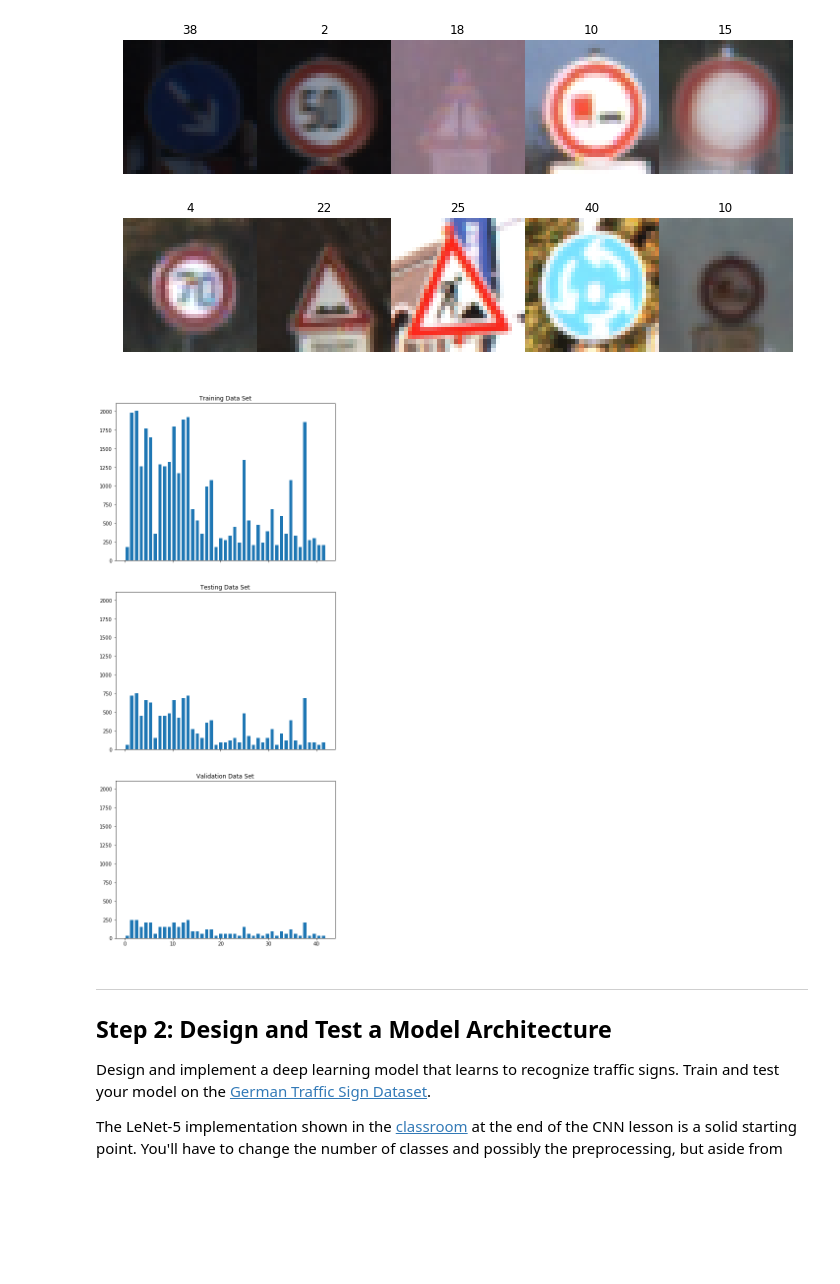
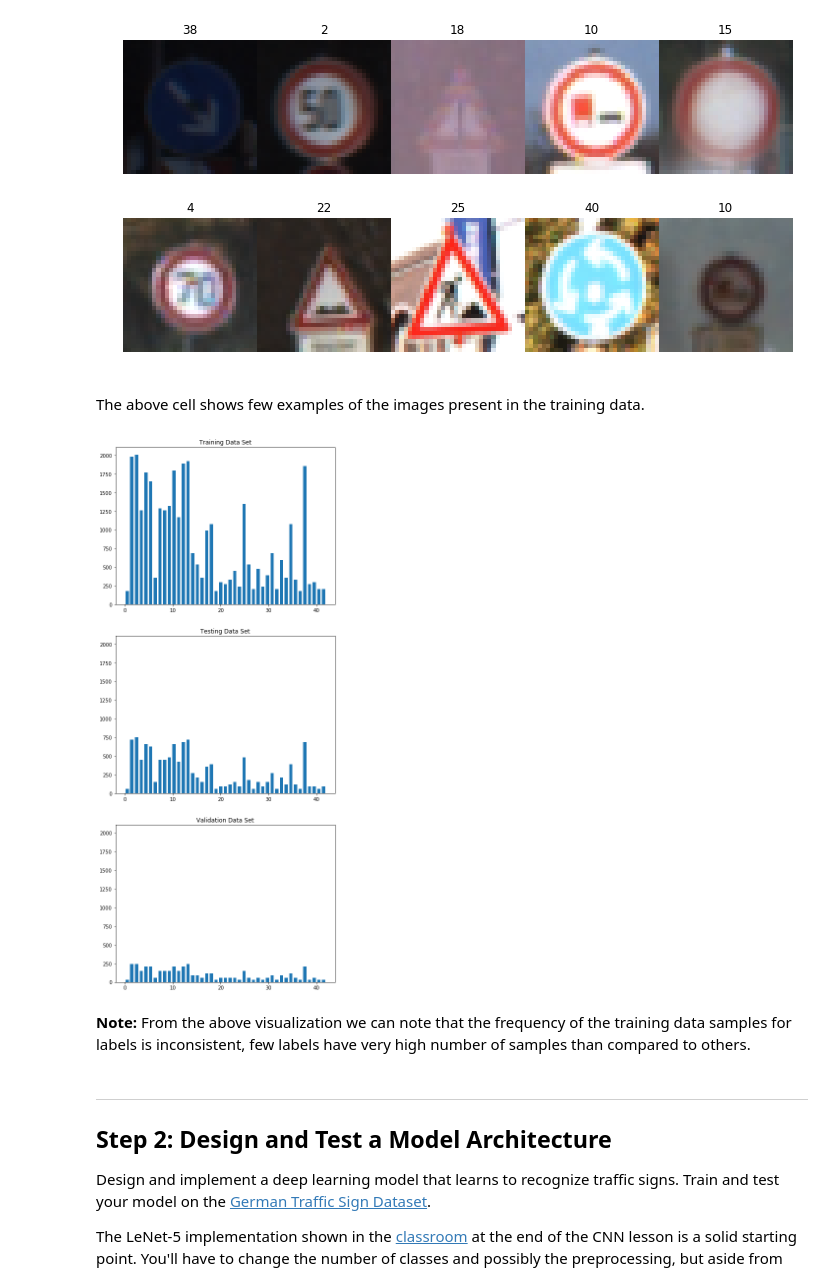
Before and after one commit to anudeepsekhar/Traffic-Sign-Classifier, a Jupyter notebook: Traffic_Sign_Classifier.ipynb, the cells around one changed output. Cells and saved outputs as stored; diff of their text form; code cells hidden in the pictures; blank space fills up the shorter version.

```diff
--- a/Traffic_Sign_Classifier.ipynb
+++ b/Traffic_Sign_Classifier.ipynb
@@ -37,9 +37,9 @@ with open(validation_file, mode='rb') as f:
 with open(testing_file, mode='rb') as f:
     test = pickle.load(f)
 
-X_train, y_train = train['features'], train['labels']
-X_valid, y_valid = valid['features'], valid['labels']
-X_test, y_test = test['features'], test['labels']
+X_train1, y_train1 = train['features'], train['labels']
+X_valid1, y_valid1 = valid['features'], valid['labels']
+X_test1, y_test1 = test['features'], test['labels']
 # %% [markdown]
 ---
 
@@ -116,32 +114,33 @@ for i in range(10):
     axs[i].set_title(y_train[index])
 # %% [output]
 [figure]
+# %% [markdown]
+The above cell shows few examples of the images present in the training data.
 # %%
 # Visualizing Label data
 # histogram of label frequency
-f , (ax1, ax2, ax3) = plt.subplots(3 , sharex = True , sharey = True)
+f , (ax1, ax2, ax3) = plt.subplots(3 , sharex = False , sharey = True)
 f.set_figheight(20)
 f.set_figwidth(8)
 
-hist1, bins = np.histogram(y_train, bins=n_classes)
-hist2, bins = np.histogram(y_test, bins=n_classes)
-hist3, bins = np.histogram(y_valid, bins=n_classes)
+hist1, bins = np.histogram(y_train1, bins=n_classes)
+hist2, bins = np.histogram(y_test1, bins=n_classes)
+hist3, bins = np.histogram(y_valid1, bins=n_classes)
 
 width = 0.7 * (bins[1] - bins[0])
 center = (bins[:-1] + bins[1:]) / 2
 ax1.bar(center, hist1, align='center', width=width)
 ax1.set_title("Training Data Set")
 ax2.bar(center, hist2, align='center', width=width)
 ax2.set_title("Testing Data Set")
 ax3.bar(center, hist3, align='center', width=width)
 ax3.set_title("Validation Data Set")
 
-
-
-
 plt.show()
 # %% [output]
-[figure, old version]
+[figure, new version]
+# %% [markdown]
+**Note:** From the above visualization we can note that the frequency of the training data samples for labels is inconsistent, few labels have very high number of samples than compared to others.
 # %% [markdown]
 ----
 
```
Also changed, not shown: parts of 30 cells of this notebook, 1 other file.
